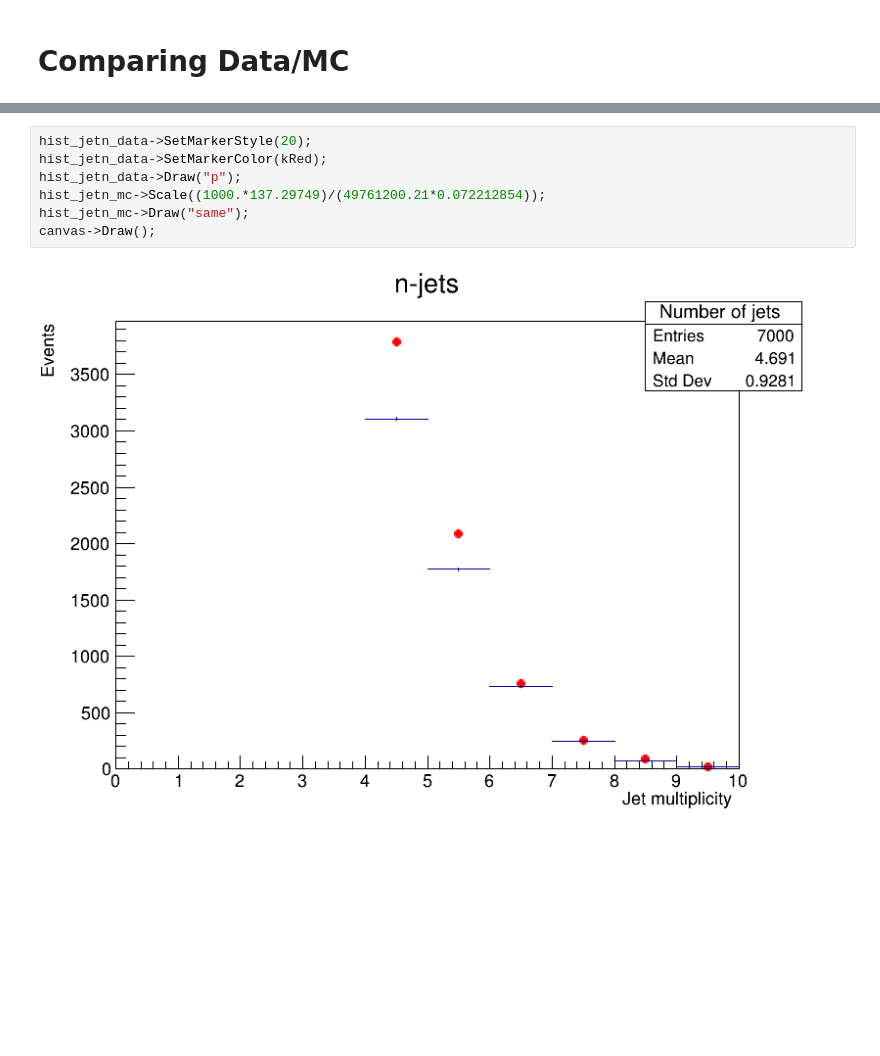
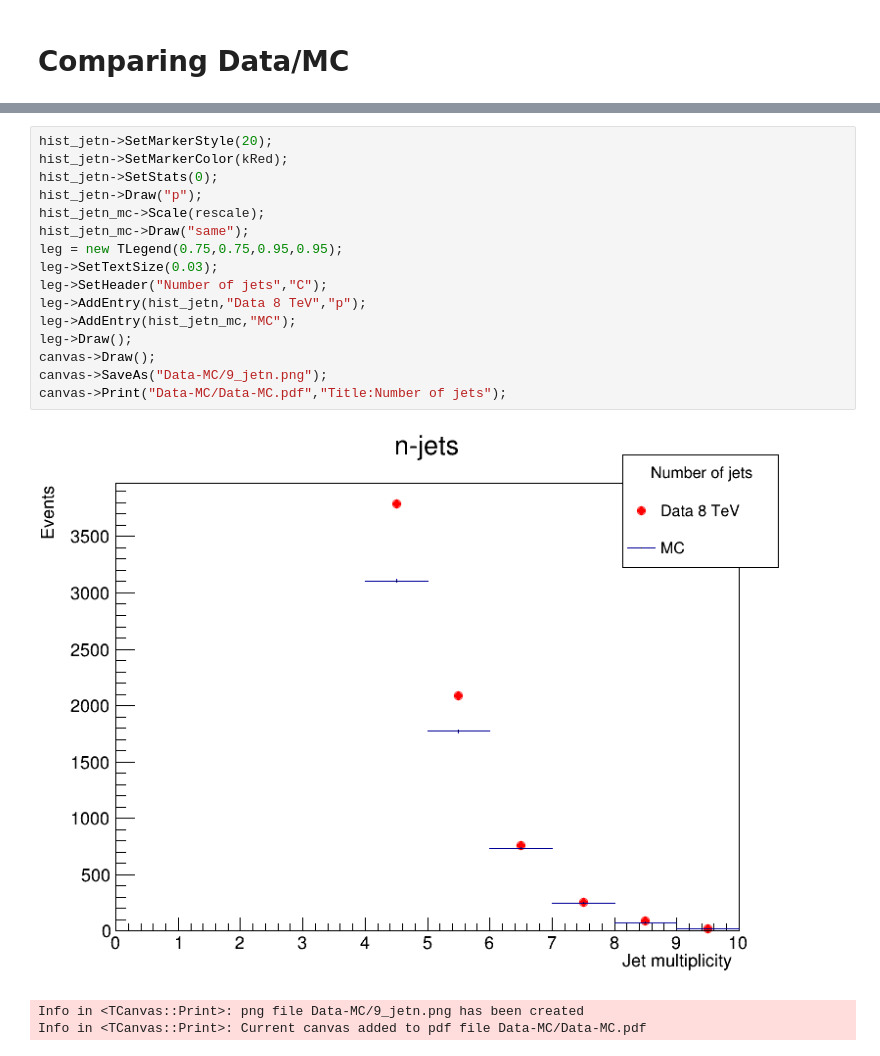
Before and after one commit to anmgomezmo/Excercises_3_root, a Jupyter notebook: ScaleFactors.ipynb, the cells around one changed output, grey strips where cells are left out. Cells and saved outputs as stored; diff of their text form; blank space fills up the shorter version.

```diff
--- a/ScaleFactors.ipynb
+++ b/ScaleFactors.ipynb
@@ -322,10 +570,21 @@ canvas->Draw();
 # %%
-hist_jetn_data->SetMarkerStyle(20);
-hist_jetn_data->SetMarkerColor(kRed);
-hist_jetn_data->Draw("p");
-hist_jetn_mc->Scale((1000.*137.29749)/(49761200.21*0.072212854));
+hist_jetn->SetMarkerStyle(20);
+hist_jetn->SetMarkerColor(kRed);
+hist_jetn->SetStats(0);
+hist_jetn->Draw("p");
+hist_jetn_mc->Scale(rescale);
 hist_jetn_mc->Draw("same");
+leg = new TLegend(0.75,0.75,0.95,0.95);
+leg->SetTextSize(0.03);
+leg->SetHeader("Number of jets","C");
+leg->AddEntry(hist_jetn,"Data 8 TeV","p");
+leg->AddEntry(hist_jetn_mc,"MC");
+leg->Draw();
 canvas->Draw();
+canvas->SaveAs("Data-MC/9_jetn.png");
+canvas->Print("Data-MC/Data-MC.pdf","Title:Number of jets");
 # %% [output]
-[figure, old version]
+[figure, new version]
+Info in <TCanvas::Print>: png file Data-MC/9_jetn.png has been created
+Info in <TCanvas::Print>: Current canvas added to pdf file Data-MC/Data-MC.pdf
 # %%
```
Also changed, not shown: parts of 38 cells of this notebook, 22 other files.
